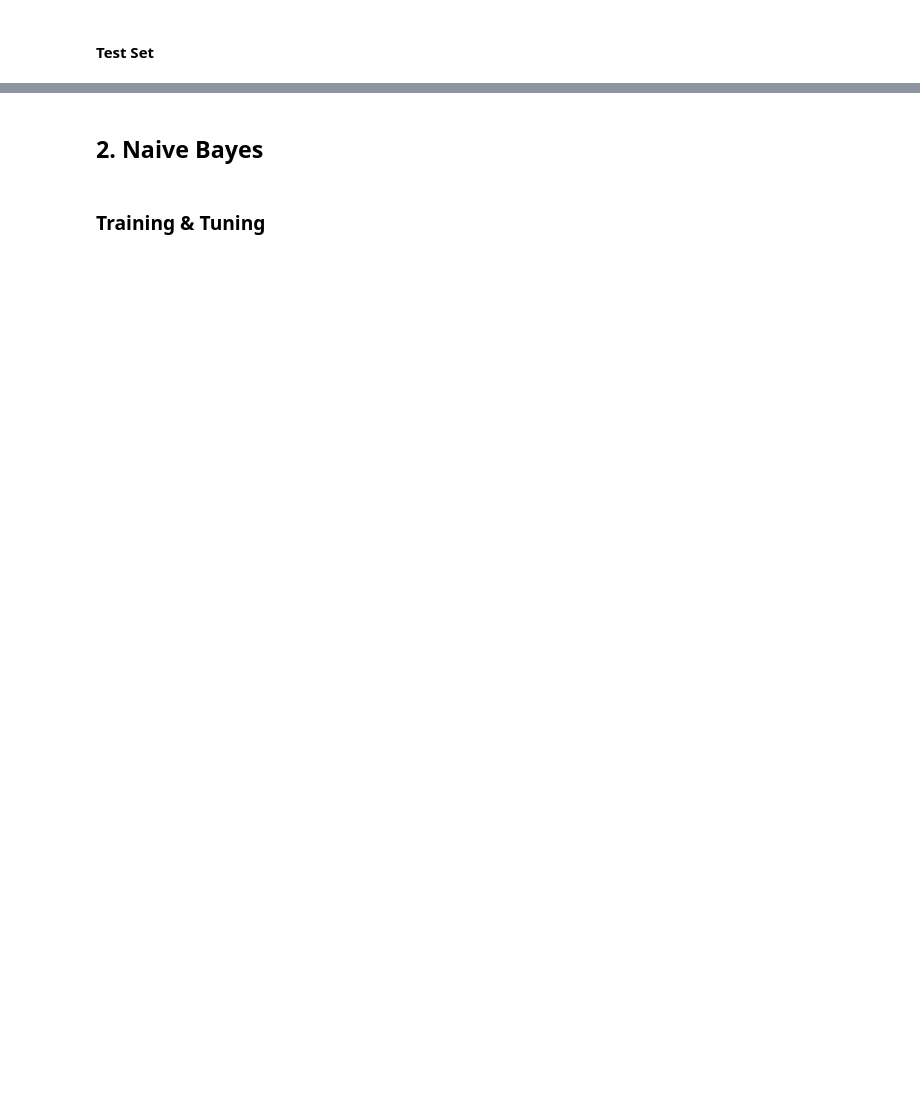
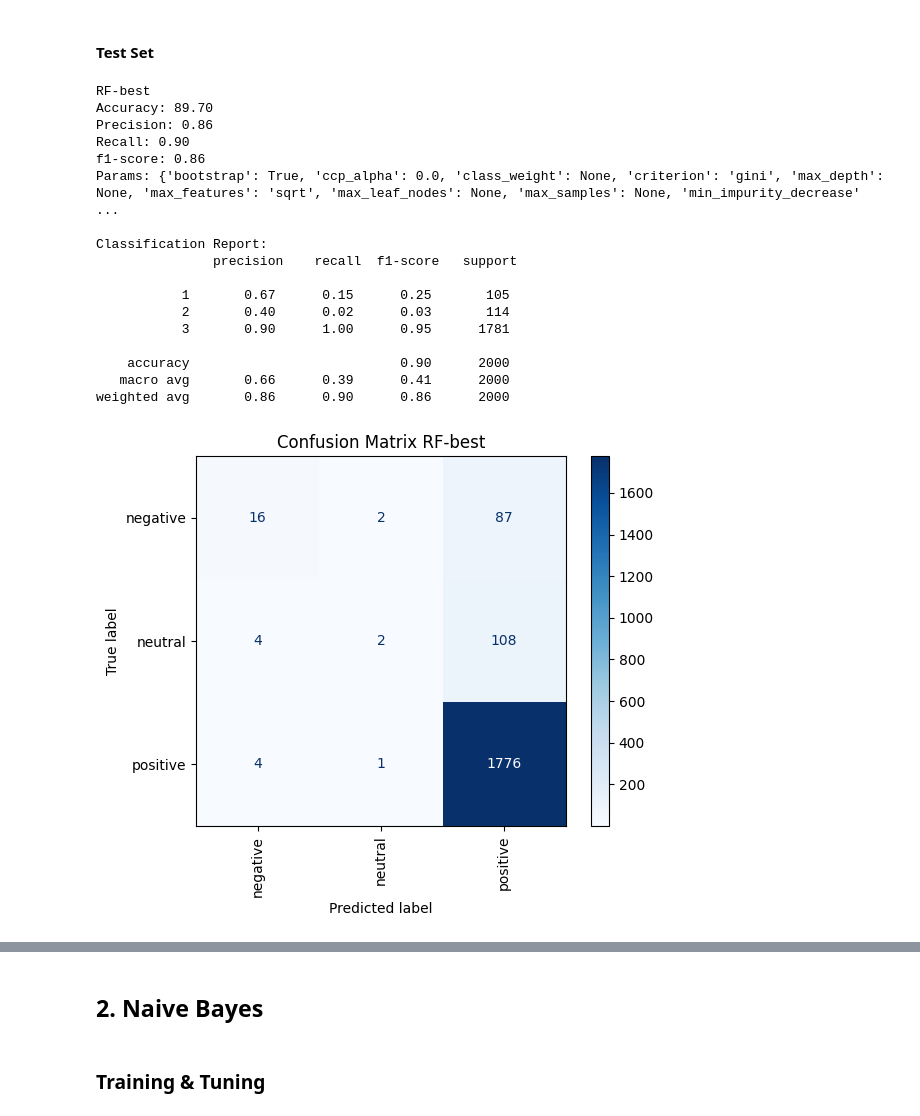
Before and after one commit to ekinfergan/Thesis_Jupyter_Final, a Jupyter notebook: main copy.ipynb, the cells around one changed output, grey strips where cells are left out. Cells and saved outputs as stored; diff of their text form; code cells hidden in the pictures; blank space fills up the shorter version.

```diff
--- a/main copy.ipynb
+++ b/main copy.ipynb
@@ -35,7 +35,7 @@ data_filename = "reviews_data.csv"
 data_file_path = os.path.join(input_folder_path, data_filename)
 
 df_raw = pd.read_csv(data_file_path)
-df_raw = df_raw[:5000]
+df_raw = df_raw[:10000]
 
 # Set ID as index
 df_raw.set_index('Id', inplace=True, drop=True)
@@ -502,21 +744,33 @@ def plot(history, save_dir, model_name):
 # %%
-def evaluate_model(model, model_name, x, y_true, only_metrics):
+def evaluate_model(model, model_name, x, y_true, params, results_filename, only_metrics):
+    results_folder_path = "./pls/Thesis_Jupyter_Final/results"
+    # Create the folder if it doesn't exist
+    if not os.path.exists(results_folder_path):
+        os.makedirs(results_folder_path)
+    res_file_path = os.path.join(results_folder_path, results_filename + ".txt")
+
     y_pred = model.predict(x)
 
     # Calculate and save metrics
     accuracy, precision, recall, f1 = calculate_metrics(y_true, y_pred, model_name)
+    print(f"Params: {params}\n")
+    report = ''
 
     if not only_metrics:
         # Calculate classification report
         report = calculate_classification_report(y_true, y_pred)
-        save_results(accuracy, precision, recall, f1, report, model_name)
 
-        # Plot accuracy # TODO
+        # Plot confusion matrix
+        senti_labels = ['negative', 'neutral', 'positive']
+        cnf_res_file_path = os.path.join(results_folder_path, f"{results_filename}_cnf.png")
+        plot_confusion_matrix(y_test, y_pred, senti_labels, model_name, cnf_res_file_path)
+
+         # Plot accuracy # TODO?
         #plot(history, model_name)
+        f_imp_res_file_path = os.path.join(results_folder_path, f"{results_filename}_feat_imp.png")
+        plot_feature_imp(model, f_imp_res_file_path) # for especially RF
 
-        # Plot confusion matrix # TODO
-        senti_labels = ['negative', 'neutral', 'positive']
-        #plot_confusion_matrix(y_test, y_pred, senti_labels, model_name)
+    save_results(model_name, res_file_path, params, accuracy, precision, recall, f1, report)
 # %%
 def print_top3_models(top3_models):
     # Print the sorted list of mean test scores and standard deviation of test scores
@@ -566,19 +821,20 @@ top3_models = sorted_results[:3] # TODO: and delete this
 #### Validation Set
 # %%
 top3_params = top3_models['params'].values
+res_filename = "rf_results"
 
 # Evaluate the top 3 models on the validation set
 rf_cand_0 = RandomForestClassifier(**top3_params[0])
 rf_cand_0.fit(x_train_tfidf, y_train)
-evaluate_model(rf_cand_0, "RF-0", x_val_tfidf, y_val, only_metrics=True)
-print(f"Params: {top3_params[0]}\n")
+evaluate_model(rf_cand_0, "Training-RF-0", x_train_tfidf, y_train, top3_params[0], res_filename, only_metrics=True)
+evaluate_model(rf_cand_0, "Validation-RF-0", x_val_tfidf, y_val, top3_params[0], res_filename, only_metrics=True)
 
 rf_cand_1 = RandomForestClassifier(**top3_params[1])
 rf_cand_1.fit(x_train_tfidf, y_train)
-evaluate_model(rf_cand_1, "RF-1", x_val_tfidf, y_val, only_metrics=True)
-print(f"Params: {top3_params[1]}\n")
+evaluate_model(rf_cand_1, "Training-RF-1", x_train_tfidf, y_train, top3_params[1], res_filename, only_metrics=True)
+evaluate_model(rf_cand_1, "Validation-RF-1", x_val_tfidf, y_val, top3_params[1], res_filename, only_metrics=True)
 
 rf_cand_2 = RandomForestClassifier(**top3_params[2])
 rf_cand_2.fit(x_train_tfidf, y_train)
-evaluate_model(rf_cand_2, "RF-2", x_val_tfidf, y_val, only_metrics=True)
-print(f"Params: {top3_params[2]}\n")
+evaluate_model(rf_cand_2, "Training-RF-2", x_train_tfidf, y_train, top3_params[2], res_filename, only_metrics=True)
+evaluate_model(rf_cand_2, "Validation-RF-2", x_val_tfidf, y_val, top3_params[2], res_filename, only_metrics=True)
@@ -587,5 +861,24 @@ print(f"Params: {top3_params[2]}\n")
 # %%
 # Set the best model and evaluate the models on the test data #TODO
 rf_best = rf_cand_0
 y_pred = rf_best.predict(x_test_tfidf)
-evaluate_model(rf_best, "RF-best", x_test_tfidf, y_test, only_metrics=False)
+evaluate_model(rf_best, "RF-best", x_test_tfidf, y_test, rf_best.get_params(), res_filename, only_metrics=False)
+# %% [output]
+RF-best
+Accuracy: 89.70
+Precision: 0.86
+Recall: 0.90
+f1-score: 0.86
+Params: {'bootstrap': True, 'ccp_alpha': 0.0, 'class_weight': None, 'criterion': 'gini', 'max_depth': None, 'max_features': 'sqrt', 'max_leaf_nodes': None, 'max_samples': None, 'min_impurity_decrease' ...
+
+Classification Report:
+               precision    recall  f1-score   support
+
+           1       0.67      0.15      0.25       105
+           2       0.40      0.02      0.03       114
+           3       0.90      1.00      0.95      1781
+
+    accuracy                           0.90      2000
+   macro avg       0.66      0.39      0.41      2000
+weighted avg       0.86      0.90      0.86      2000
+[figure, added]
```
Also changed, not shown: parts of 34 cells of this notebook, 12 other files.
